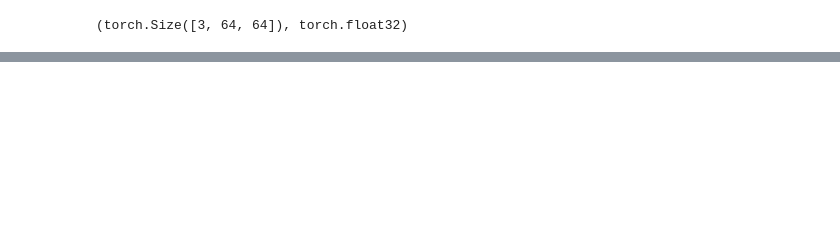
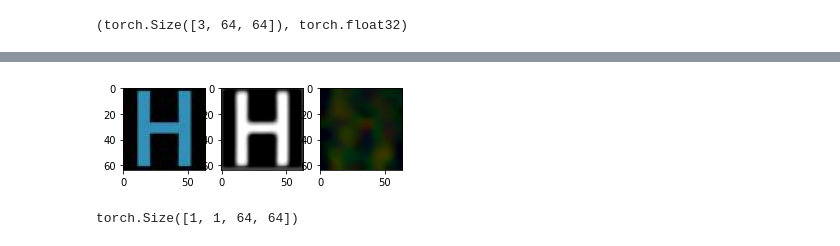
Before and after one commit to TanmayKhot/Scene-Text-Editing, a Jupyter notebook: disentangle.ipynb, the cells around one changed output, grey strips where cells are left out. Saved outputs shown, nothing was run; the diff lists cells and outputs as text; code cells hidden in the pictures; blank space fills up the shorter version.

```diff
--- a/disentangle.ipynb
+++ b/disentangle.ipynb
@@ -268,0 +383,10 @@ NameError: name 'output_image' is not defined
+# %%
+x = out_mask.repeat(1,3,1,1)
+# %%
+show_result(gt_image, x, out_image)
+# %% [output]
+[figure, added]
+# %%
+out_mask.shape
+# %% [output]
+torch.Size([1, 1, 64, 64])
```
Also changed, not shown: parts of 23 cells of this notebook.
